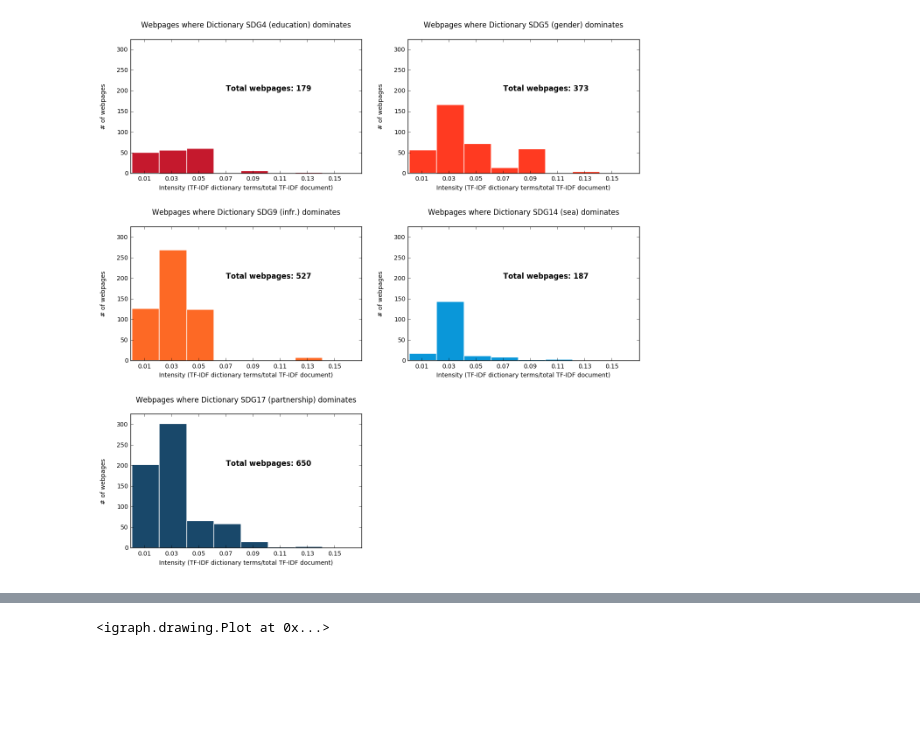
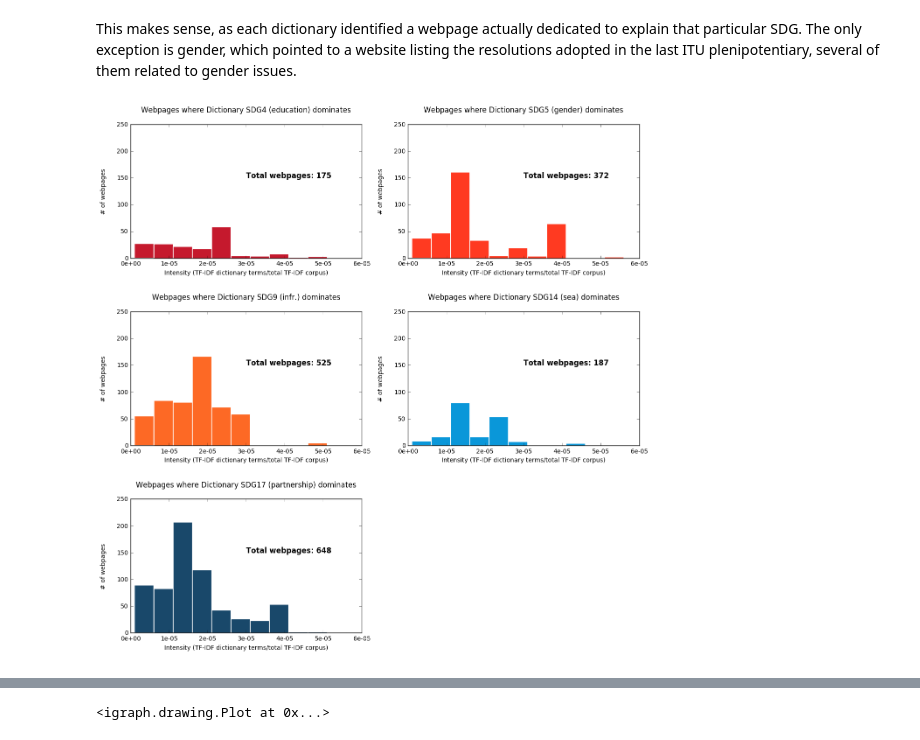
Before and after one commit to ivan-vallejo/Text_mining, a Jupyter notebook: analysis.ipynb, the cells around one changed output, grey strips where cells are left out. Saved outputs shown, nothing was run; the diff lists cells and outputs as text; code cells hidden in the pictures; blank space fills up the shorter version.

```diff
--- a/analysis.ipynb
+++ b/analysis.ipynb
@@ -55,7 +55,7 @@ dictionaries = np.array(test)
 results = pd.DataFrame(index=X.index.values,columns=["Dictionary "+str(1+i) for i in range(5)])
 for i in range(5):
     dic = X[[x for x in X.columns if x in dictionaries[i]]]
-    results.ix[:,i] = np.array(dic.sum(axis=1)/X.values.sum(axis=1))
+    results.ix[:,i] = np.array(dic.sum(axis=1)/X.values.sum())
 
 maxs = results.idxmax(axis=1)
 intsty = results.max(axis=1)
@@ -65,74 +101,72 @@ results.ix[results["Intensity"]< 0.000001,5] = "None"
+# %% [markdown]
+This makes sense, as each dictionary identified a webpage actually dedicated to explain that particular SDG. The only exception is gender, which pointed to a website listing the resolutions adopted in the last ITU plenipotentiary, several of them related to gender issues.
 # %%
 # PLOT SOME RESULTS - HISTOGRAMS
 import matplotlib.pyplot as plt
 import plotly.plotly as py
+import matplotlib.ticker as mtick
 
 fig, ax = plt.subplots(3,2, figsize=(15,15))
 plt.subplots_adjust(hspace=0.4)
-nbin=np.arange(0.001,0.16,0.02)
+nbin=np.arange(0.000001,0.00006,0.000005)
 col=['#c5192d','#ff3a21','#fd6925','#0A97d9','#19486a','#d3d3d3']
 labels=['SDG4 (education)','SDG5 (gender)','SDG9 (infr.)','SDG14 (sea)','SDG17 (partnership)','None']
 
 # first plot
 xs = np.array(results[results["Main_topic"]=="Dictionary 1"]["Intensity"])
 ax[0,0].hist(xs,edgecolor="w",color=col[0],bins=nbin)
-ax[0,0].set_ylim([0,325])
-ax[0,0].set_xlim([0,0.17])
+ax[0,0].set_ylim([0,250])
 ax[0,0].set_title("Webpages where Dictionary %s dominates\n" %labels[0])
-ax[0,0].set_xlabel("Intensity (TF-IDF dictionary terms/total TF-IDF document)")
+ax[0,0].set_xlabel("Intensity (TF-IDF dictionary terms/total TF-IDF corpus)")
 ax[0,0].set_ylabel("# of webpages\n")
-ax[0,0].set_xticks(np.arange(0.01, 0.17, 0.02))
-ax[0,0].annotate('Total webpages: %d' %len(xs) , xy=(0.07,200),size=12,weight='bold')
+ax[0,0].annotate('Total webpages: %d' %len(xs) , xy=(0.00003,150),size=12,weight='bold')
+ax[0,0].xaxis.set_major_formatter(mtick.FormatStrFormatter('%.0e'))
 
 # second plot
 xs = np.array(results[results["Main_topic"]=="Dictionary 2"]["Intensity"])
 ax[0,1].hist(xs,edgecolor="w",color=col[1],bins=nbin)
-ax[0,1].set_ylim([0,325])
-ax[0,1].set_xlim([0,0.17])
+ax[0,1].set_ylim([0,250])
 ax[0,1].set_title("Webpages where Dictionary %s dominates\n" %labels[1])
-ax[0,1].set_xlabel("Intensity (TF-IDF dictionary terms/total TF-IDF document)")
+ax[0,1].set_xlabel("Intensity (TF-IDF dictionary terms/total TF-IDF corpus)")
 ax[0,1].set_ylabel("# of webpages\n")
-ax[0,1].set_xticks(np.arange(0.01, 0.17, 0.02))
-ax[0,1].annotate('Total webpages: %d' %len(xs) , xy=(0.07,200),size=12,weight='bold')
+ax[0,1].annotate('Total webpages: %d' %len(xs) , xy=(0.00003,150),size=12,weight='bold')
+ax[0,1].xaxis.set_major_formatter(mtick.FormatStrFormatter('%.0e'))
 
 # third plot
 xs = np.array(results[results["Main_topic"]=="Dictionary 3"]["Intensity"])
 ax[1,0].hist(xs,edgecolor="w",color=col[2],bins=nbin)
-ax[1,0].set_ylim([0,325])
-ax[1,0].set_xlim([0,0.17])
+ax[1,0].set_ylim([0,250])
 ax[1,0].set_title("Webpages where Dictionary %s dominates\n" %labels[2])
-ax[1,0].set_xlabel("Intensity (TF-IDF dictionary terms/total TF-IDF document)\n")
+ax[1,0].set_xlabel("Intensity (TF-IDF dictionary terms/total TF-IDF corpus)\n")
 ax[1,0].set_ylabel("# of webpages\n")
-ax[1,0].set_xticks(np.arange(0.01, 0.17, 0.02))
-ax[1,0].annotate('Total webpages: %d' %len(xs) , xy=(0.07,200),size=12,weight='bold')
+ax[1,0].annotate('Total webpages: %d' %len(xs) , xy=(0.00003,150),size=12,weight='bold')
+ax[1,0].xaxis.set_major_formatter(mtick.FormatStrFormatter('%.0e'))
 
 # fourth plot
 xs = np.array(results[results["Main_topic"]=="Dictionary 4"]["Intensity"])
 ax[1,1].hist(xs,edgecolor="w",color=col[3],bins=nbin)
-ax[1,1].set_ylim([0,325])
-ax[1,1].set_xlim([0,0.17])
+ax[1,1].set_ylim([0,250])
 ax[1,1].set_title("Webpages where Dictionary %s dominates\n" %labels[3])
-ax[1,1].set_xlabel("Intensity (TF-IDF dictionary terms/total TF-IDF document)\n")
+ax[1,1].set_xlabel("Intensity (TF-IDF dictionary terms/total TF-IDF corpus)\n")
 ax[1,1].set_ylabel("# of webpages\n")
-ax[1,1].set_xticks(np.arange(0.01, 0.17, 0.02))
-ax[1,1].annotate('Total webpages: %d' %len(xs) , xy=(0.07,200),size=12,weight='bold')
+ax[1,1].annotate('Total webpages: %d' %len(xs) , xy=(0.00003,150),size=12,weight='bold')
+ax[1,1].xaxis.set_major_formatter(mtick.FormatStrFormatter('%.0e'))
 
 # fifth plot
 xs = np.array(results[results["Main_topic"]=="Dictionary 5"]["Intensity"])
 ax[2,0].hist(xs,edgecolor="w",color=col[4],bins=nbin)
-ax[2,0].set_ylim([0,325])
-ax[2,0].set_xlim([0,0.17])
+ax[2,0].set_ylim([0,250])
 ax[2,0].set_title("Webpages where Dictionary %s dominates\n" %labels[4])
-ax[2,0].set_xlabel("Intensity (TF-IDF dictionary terms/total TF-IDF document)\n")
+ax[2,0].set_xlabel("Intensity (TF-IDF dictionary terms/total TF-IDF corpus)\n")
 ax[2,0].set_ylabel("# of webpages\n")
-ax[2,0].set_xticks(np.arange(0.01, 0.17, 0.02))
-ax[2,0].annotate('Total webpages: %d' %len(xs) , xy=(0.07,200),size=12,weight='bold')
+ax[2,0].annotate('Total webpages: %d' %len(xs) , xy=(0.00003,150),size=12,weight='bold')
+ax[2,0].xaxis.set_major_formatter(mtick.FormatStrFormatter('%.0e'))
 
 ax[2,1].axis("off")
 
 plt.show() # TO SAVE IT REPLACE WITH plt.savefig('Histograms_topics.pdf')
 # %% [output]
-[figure, old version]
+[figure, new version]
 # %%
 # PLOT SOME RESULTS - DONUTS
 
```
Also changed, not shown: parts of 2 cells of this notebook, 9 other files.
